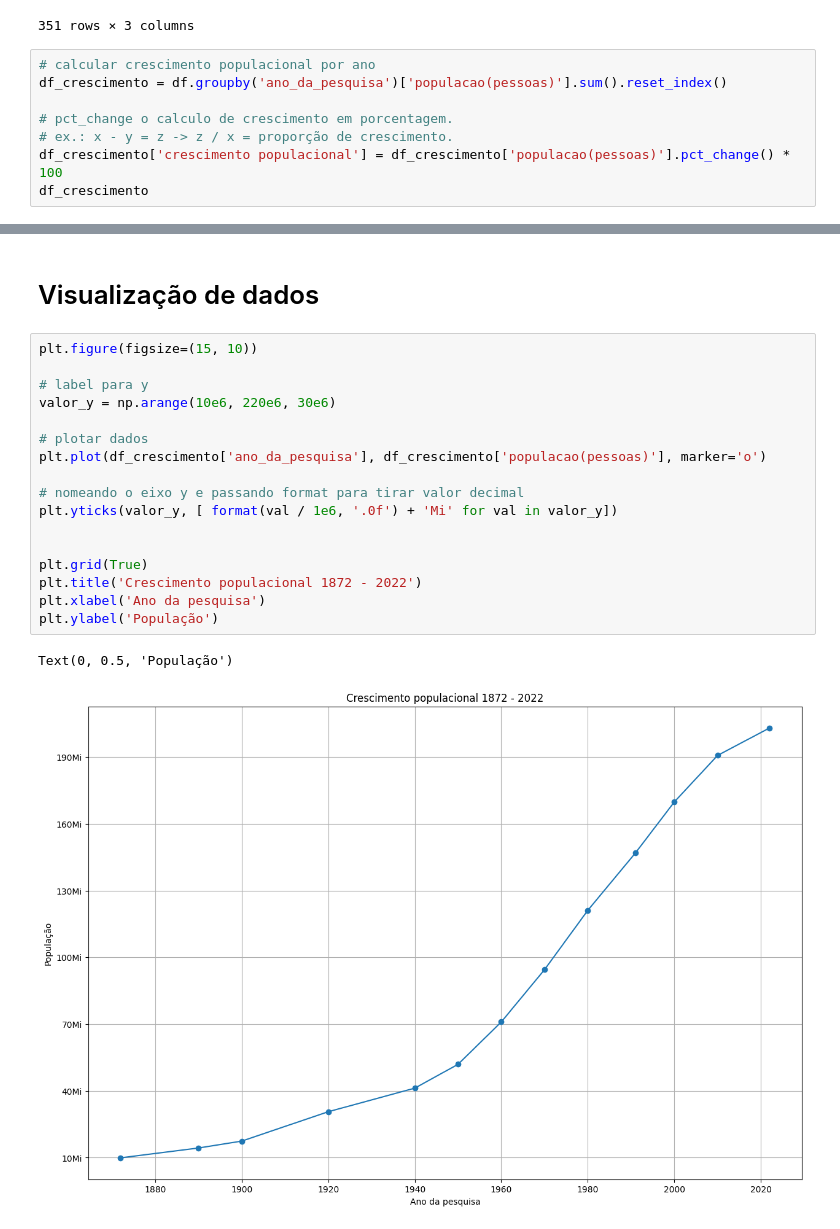
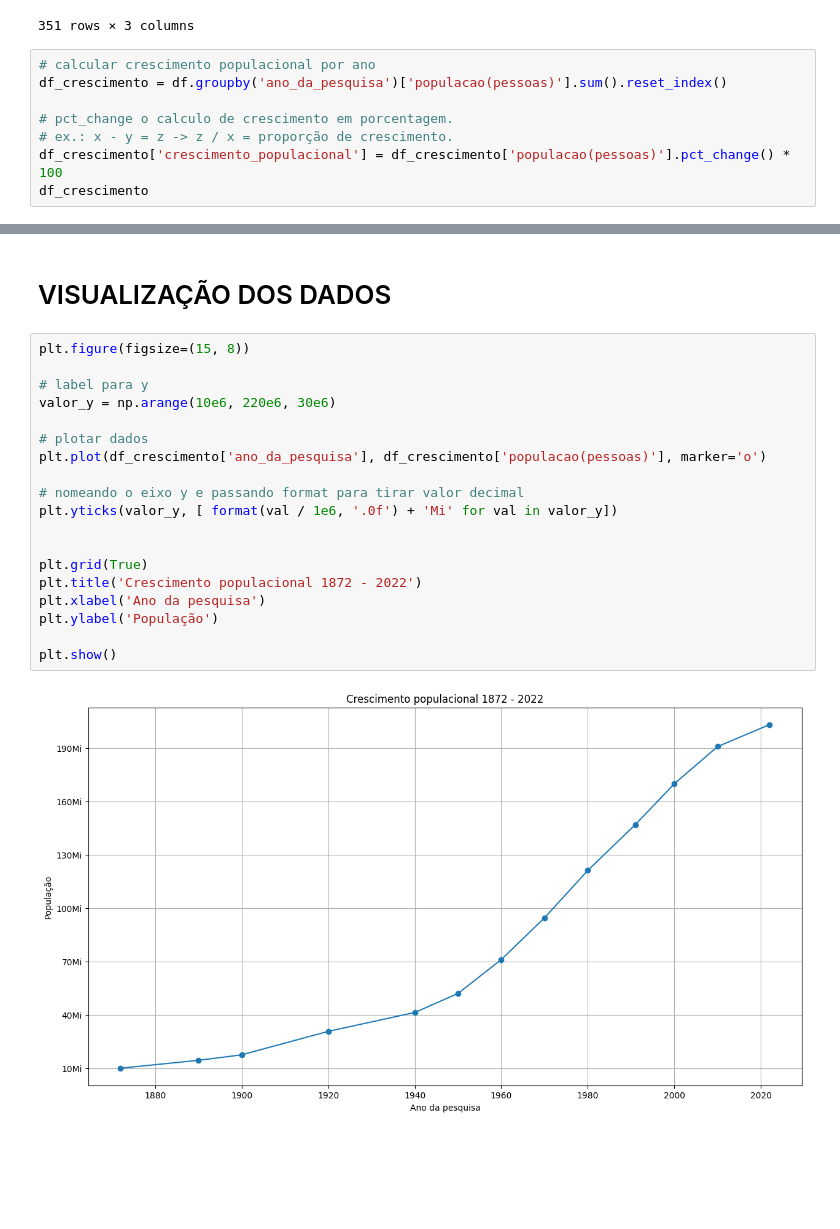
Before and after one commit to httpsdfaa/censo-2022, a Jupyter notebook: crescimento_analysis.ipynb, the cells around one changed output, grey strips where cells are left out. Saved outputs shown, nothing was run; the diff lists cells and outputs as text; blank space fills up the shorter version.

```diff
--- a/crescimento_analysis.ipynb
+++ b/crescimento_analysis.ipynb
@@ -88,6 +88,6 @@ df_crescimento = df.groupby('ano_da_pesquisa')['populacao(pessoas)'].sum().reset
 
 # pct_change o calculo de crescimento em porcentagem.
 # ex.: x - y = z -> z / x = proporção de crescimento.
-df_crescimento['crescimento populacional'] = df_crescimento['populacao(pessoas)'].pct_change() * 100
+df_crescimento['crescimento_populacional'] = df_crescimento['populacao(pessoas)'].pct_change() * 100
 df_crescimento
 # %% [output]
@@ -105,25 +105,26 @@ df_crescimento
 | 10 | 2000 | 169872859.0 | 15.624692 |
 | 11 | 2010 | 190755799.0 | 12.293276 |
 | 12 | 2022 | 203080756.0 | 6.461118 |
-# %% [markdown]
-# Visualização de dados
+# %% [markdown]
+# VISUALIZAÇÃO DOS DADOS
 # %%
-plt.figure(figsize=(15, 10))
+plt.figure(figsize=(15, 8))
 
 # label para y
 valor_y = np.arange(10e6, 220e6, 30e6)
 
 # plotar dados
 plt.plot(df_crescimento['ano_da_pesquisa'], df_crescimento['populacao(pessoas)'], marker='o')
 
 # nomeando o eixo y e passando format para tirar valor decimal
 plt.yticks(valor_y, [ format(val / 1e6, '.0f') + 'Mi' for val in valor_y])
 
 
 plt.grid(True)
 plt.title('Crescimento populacional 1872 - 2022')
 plt.xlabel('Ano da pesquisa')
 plt.ylabel('População')
+
+plt.show()
 # %% [output]
-Text(0, 0.5, 'População')
-[figure, old version]
+[figure, new version]
```
Also changed, not shown: parts of 2 cells of this notebook.
